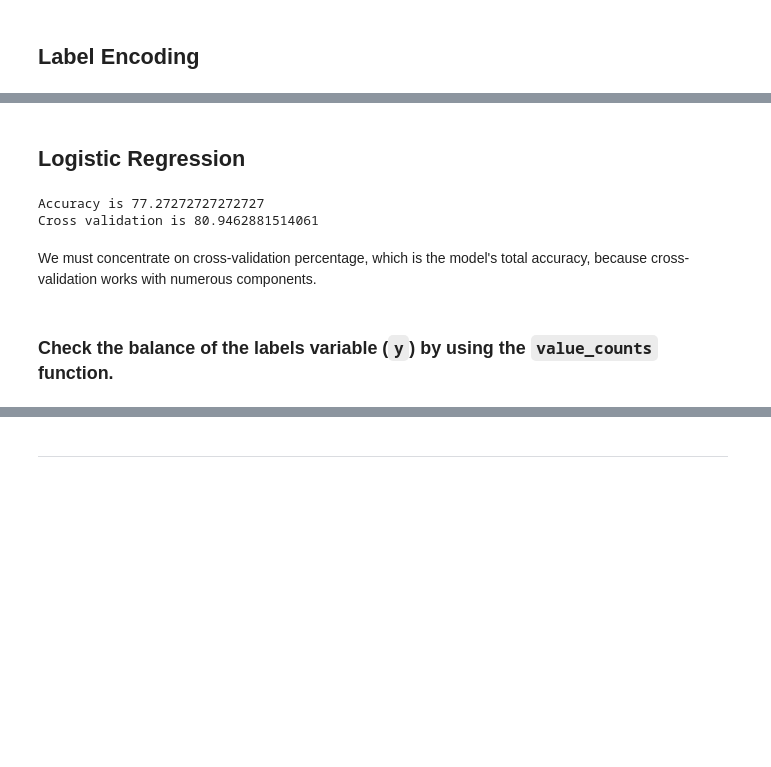
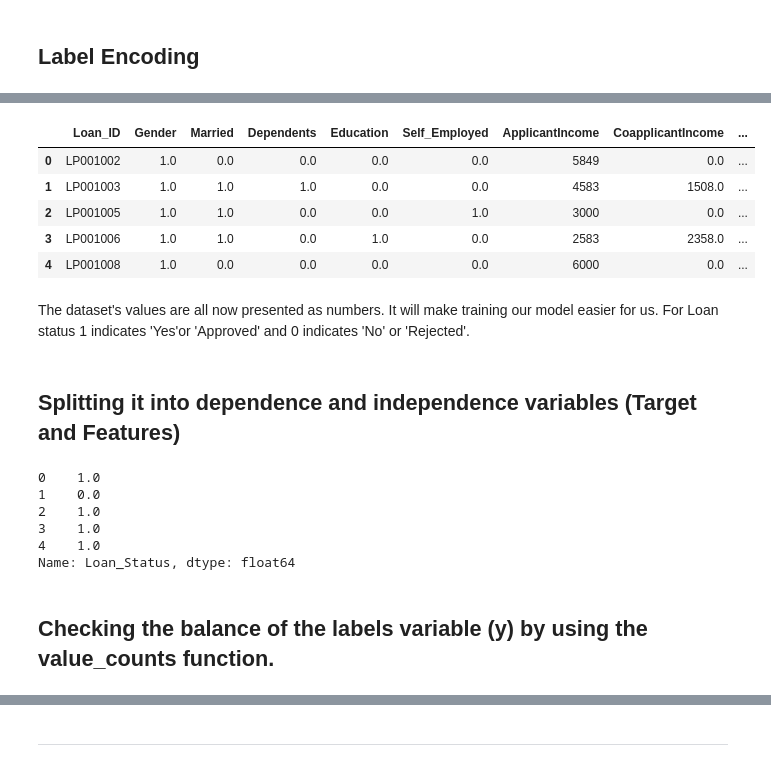
Before and after one commit to AnvithaChaluvadi/Loan-Decision-Tool_Project2, a Jupyter notebook: test-loan defaulter.ipynb, the cells around one changed output, grey strips where cells are left out. Drawn from its saved outputs; the diff is of its cells as text; code cells hidden in the pictures; blank space fills up the shorter version.

```diff
--- a/test-loan defaulter.ipynb
+++ b/test-loan defaulter.ipynb
@@ -282,6 +293,0 @@ From the column list, we retrieve each column. The 'le.fit_transform()' method w
-# %%
-from sklearn.preprocessing import LabelEncoder
-cols = ['Gender', "Married", "Education", 'Self_Employed', "Property_Area", "Loan_Status", "Dependents"]
-le = LabelEncoder()
-for col in cols:
-    test_loan_df[col] = le.fit_transform(test_loan_df[col])
@@ -330,13 +294,21 @@ def classify(model, x, y):
-# %% [markdown]
-## Logistic Regression
-# %%
-from sklearn.linear_model import LogisticRegression
-model = LogisticRegression()
-classify(model, X, y)
-# %% [output]
-Accuracy is 77.27272727272727
-Cross validation is 80.9462881514061
-# %% [markdown]
-We must concentrate on cross-validation percentage, which is the model's total accuracy, because cross-validation works with numerous components.
-# %% [markdown]
-### Check the balance of the labels variable (`y`) by using the `value_counts` function.
+# %%
+# Label Encode The Target Variable
+encode = LabelEncoder()
+test_loan_df.Loan_Status = encode.fit_transform(test_loan_df.Loan_Status)
+# %%
+# Ordinal Encode The features
+enc = OrdinalEncoder()
+test_loan_df[["Gender",'Married','Education','Self_Employed','Property_Area','Loan_Status', 'Dependents']] = enc.fit_transform(test_loan_df[["Gender",'Married','Education','Self_Employed','Property_Area','Loan_Status', 'Dependents']])
+test_loan_df.head()
+# %% [output]
+|  | Loan_ID | Gender | Married | Dependents | Education | Self_Employed | ApplicantIncome | CoapplicantIncome | ... |
+| 0 | LP001002 | 1.0 | 0.0 | 0.0 | 0.0 | 0.0 | 5849 | 0.0 | ... |
+| 1 | LP001003 | 1.0 | 1.0 | 1.0 | 0.0 | 0.0 | 4583 | 1508.0 | ... |
+| 2 | LP001005 | 1.0 | 1.0 | 0.0 | 0.0 | 1.0 | 3000 | 0.0 | ... |
+| 3 | LP001006 | 1.0 | 1.0 | 0.0 | 1.0 | 0.0 | 2583 | 2358.0 | ... |
+| 4 | LP001008 | 1.0 | 0.0 | 0.0 | 0.0 | 0.0 | 6000 | 0.0 | ... |
+# %% [markdown]
+The dataset's values are all now presented as numbers. It will make training our model easier for us.
+For Loan status 1 indicates 'Yes'or 'Approved' and 0 indicates 'No' or 'Rejected'.
+# %% [markdown]
+## Splitting it into dependence and independence variables (Target and Features)
@@ -342,0 +319,12 @@ We must concentrate on cross-validation percentage, which is the model's total a
+# %%
+# Review the y variable Series
+y[:5]
+# %% [output]
+0    1.0
+1    0.0
+2    1.0
+3    1.0
+4    1.0
+Name: Loan_Status, dtype: float64
+# %% [markdown]
+## Checking the balance of the labels variable (y) by using the value_counts function.
```
Also changed, not shown: parts of 50 cells of this notebook, 1 other file.
